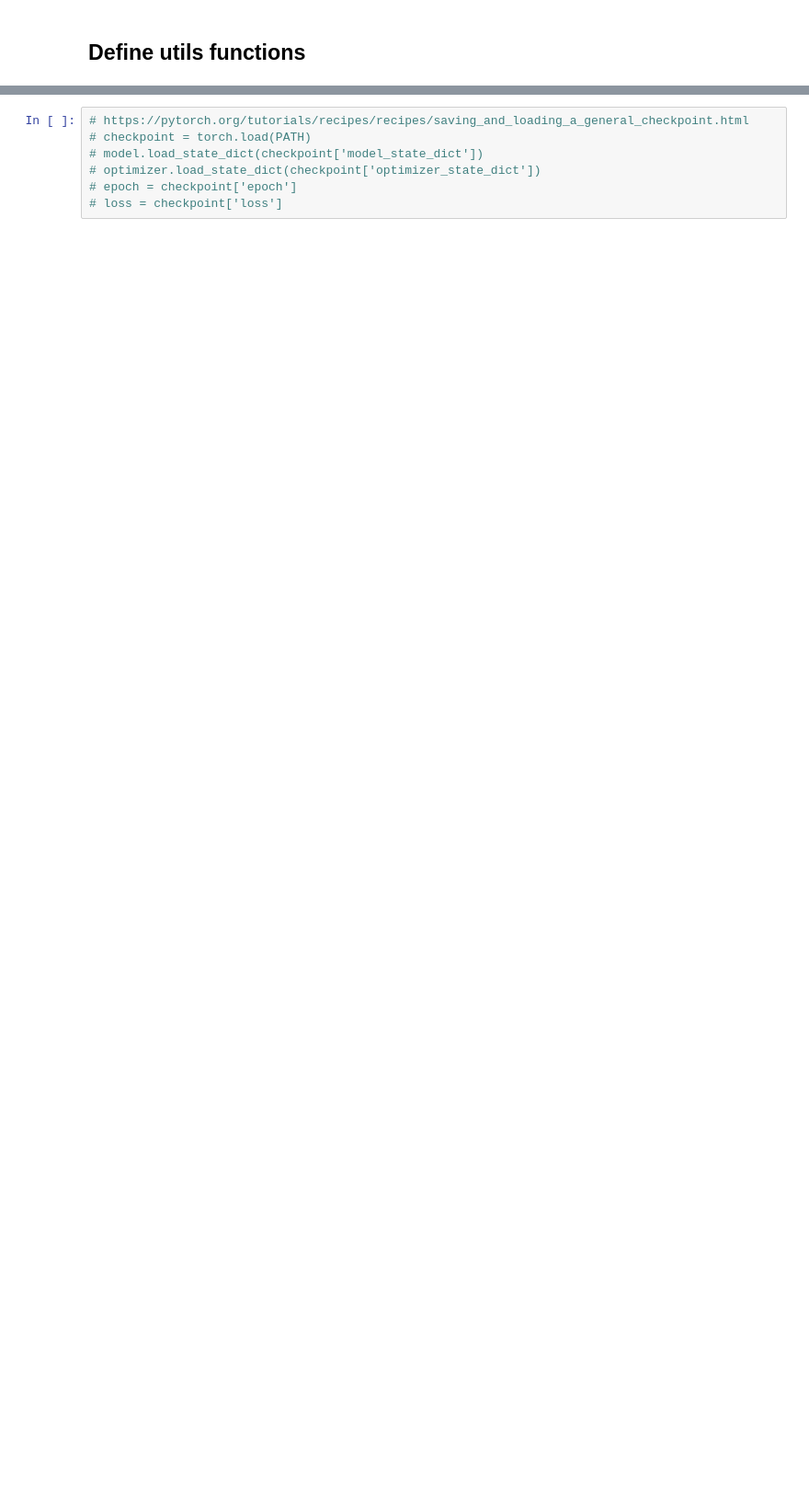
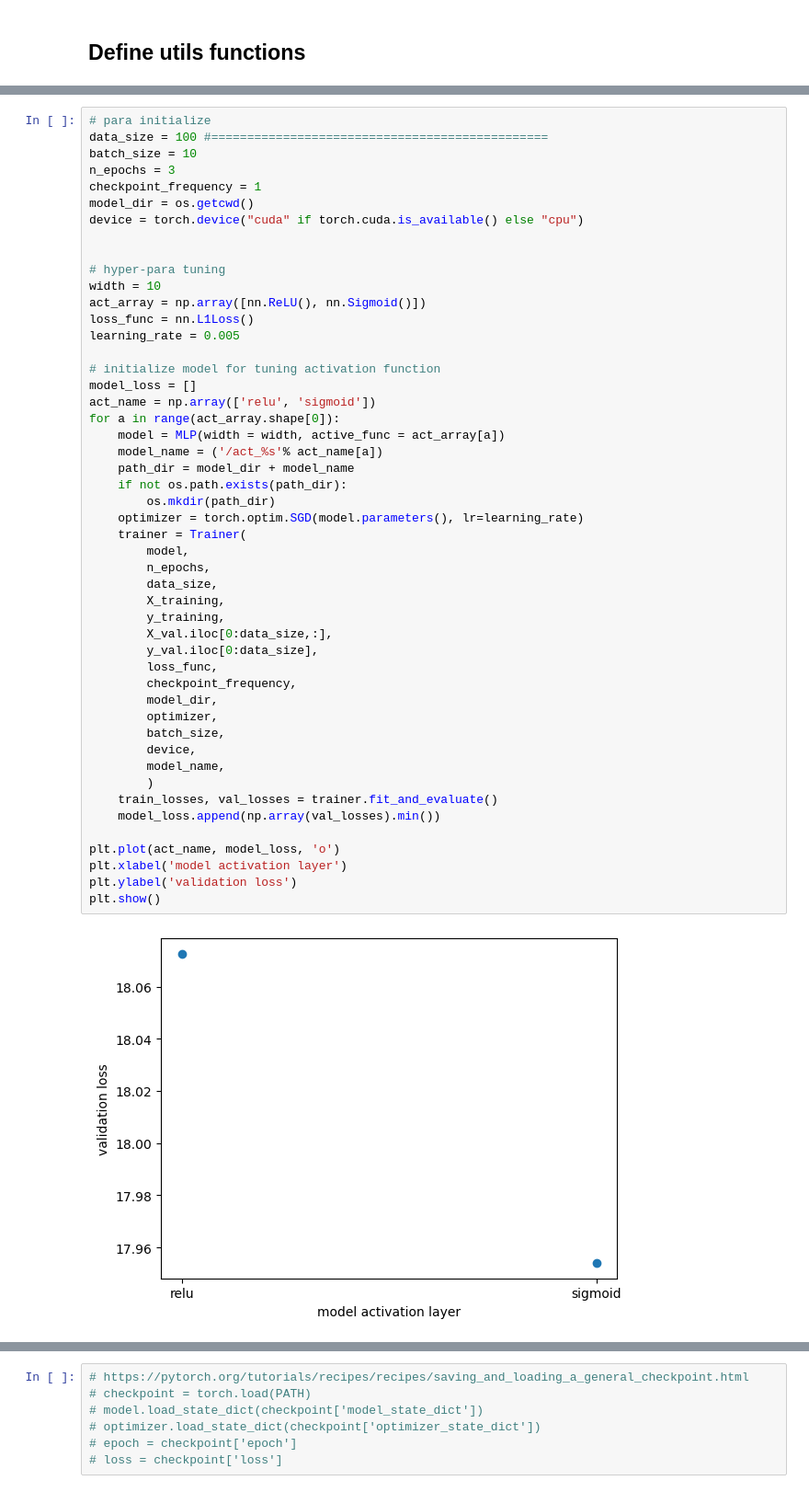
Before and after one commit to Cindyhui22/CS412_project, a Jupyter notebook: CS412_project_mlp.ipynb, the cells around one changed output, grey strips where cells are left out. Shown at 92% size. Drawn from its saved outputs; the diff is of its cells as text; blank space fills up the shorter version.

```diff
--- a/CS412_project_mlp.ipynb
+++ b/CS412_project_mlp.ipynb
@@ -215,0 +325,51 @@ plt.show()
+# %%
+# para initialize
+data_size = 100 #===============================================
+batch_size = 10
+n_epochs = 3
+checkpoint_frequency = 1
+model_dir = os.getcwd()
+device = torch.device("cuda" if torch.cuda.is_available() else "cpu")
+
+
+# hyper-para tuning
+width = 10
+act_array = np.array([nn.ReLU(), nn.Sigmoid()])
+loss_func = nn.L1Loss()
+learning_rate = 0.005
+
+# initialize model for tuning activation function
+model_loss = []
+act_name = np.array(['relu', 'sigmoid'])
+for a in range(act_array.shape[0]):
+    model = MLP(width = width, active_func = act_array[a])
+    model_name = ('/act_%s'% act_name[a])
+    path_dir = model_dir + model_name
+    if not os.path.exists(path_dir):
+        os.mkdir(path_dir)
+    optimizer = torch.optim.SGD(model.parameters(), lr=learning_rate)
+    trainer = Trainer(
+        model,
+        n_epochs,
+        data_size,
+        X_training,
+        y_training,
+        X_val.iloc[0:data_size,:],
+        y_val.iloc[0:data_size],
+        loss_func,
+        checkpoint_frequency,
+        model_dir,
+        optimizer,
+        batch_size,
+        device,
+        model_name,
+        )
+    train_losses, val_losses = trainer.fit_and_evaluate()
+    model_loss.append(np.array(val_losses).min())
+
+plt.plot(act_name, model_loss, 'o')
+plt.xlabel('model activation layer')
+plt.ylabel('validation loss')
+plt.show()
+# %% [output]
+[figure, added]
```
Also changed, not shown: parts of 20 cells of this notebook.
